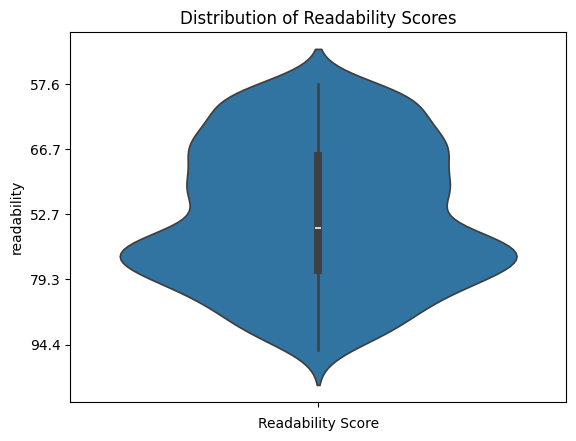
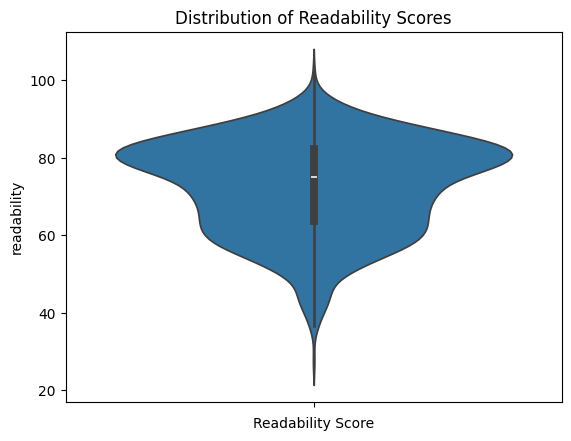
Code edit (unified diff) that turned the first committed figure into the second:
--- before
+++ after
@@ -3,9 +3,6 @@
 from matplotlib.ticker import MaxNLocator
 
-# TODO improve visualization, why are bins not working?
-# different visualization style?
 sns.violinplot(data=df, y='readability')
 plt.title('Distribution of Readability Scores')
 plt.xlabel('Readability Score')
-plt.gca().yaxis.set_major_locator(MaxNLocator(nbins=6))  # Choose how many ticks you want, e.g., 6
 plt.show()

Commit: Fix wrong str conversion of float